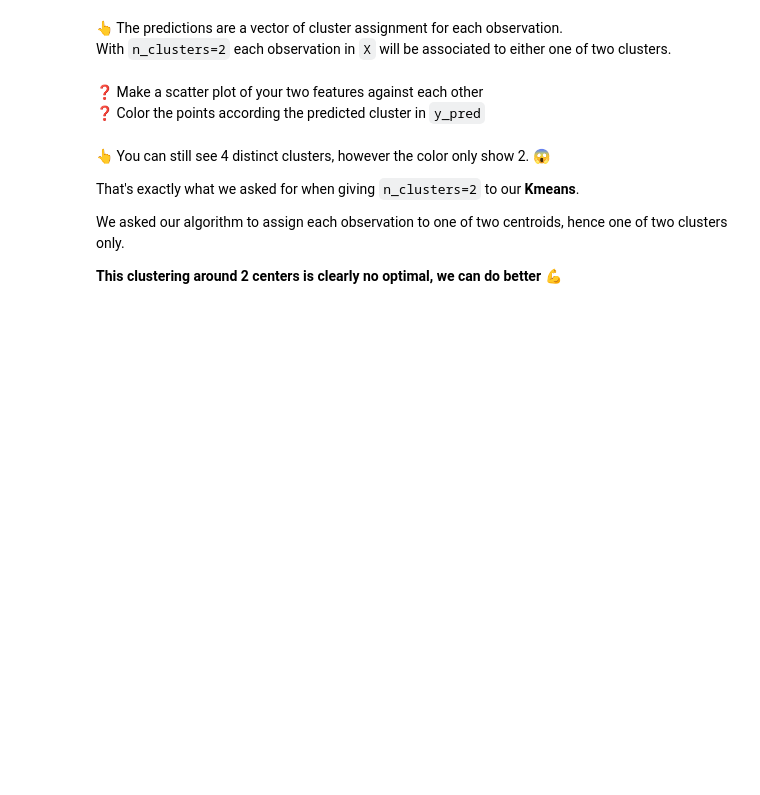
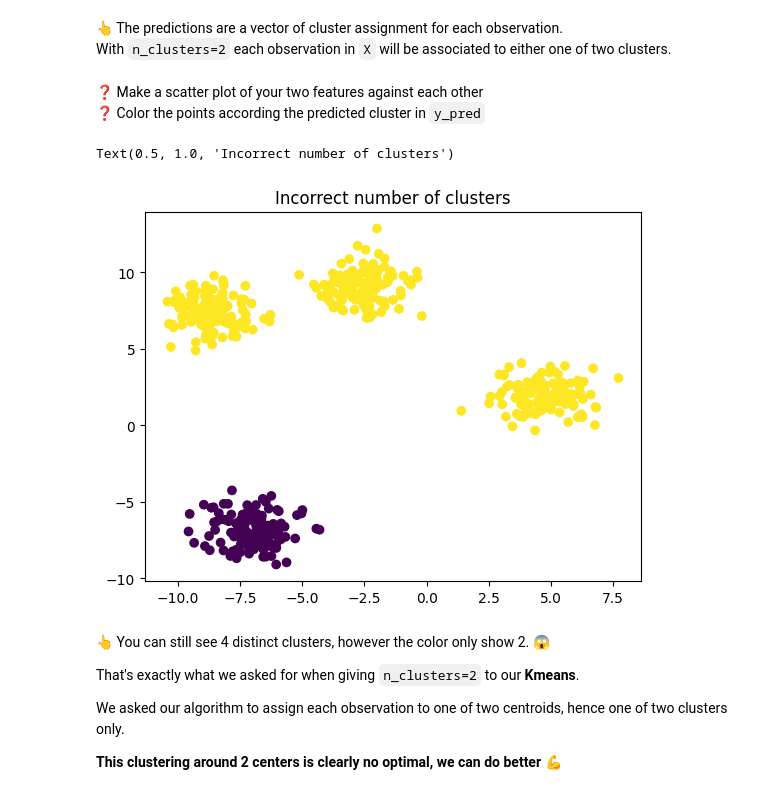
Before and after one commit to multiyumz/data-science-challenges, a Jupyter notebook: data-image-compression/warmup_k_means.ipynb, the cells around one changed output. Cells and saved outputs as stored; diff of their text form; code cells hidden in the pictures; blank space fills up the shorter version.

```diff
--- a/data-image-compression/warmup_k_means.ipynb
+++ b/data-image-compression/warmup_k_means.ipynb
@@ -69,3 +70,9 @@ Your goal is to find the **number of clusters** that best matches the structure
+# %%
+from sklearn.cluster import KMeans
+
+kmeans = KMeans(n_clusters=2 , random_state=42)
+# %%
+y_pred = kmeans.fit_predict(X)
 # %% [markdown]
 👆 The predictions are a vector of cluster assignment for each observation.
 With `n_clusters=2` each observation in `X` will be associated to either one of two clusters.
@@ -77,3 +82,9 @@ With `n_clusters=2` each observation in `X` will be associated to either one of
+# %%
+plt.scatter(x=X[:,0], y=X[:,1], c=y_pred)
+plt.title("Incorrect number of clusters")
+# %% [output]
+Text(0.5, 1.0, 'Incorrect number of clusters')
+[figure, added]
 # %% [markdown]
 👆 You can still see 4 distinct clusters, however the color only show 2. 😱
 
```
Also changed, not shown: parts of 16 cells of this notebook, 1 other file.
